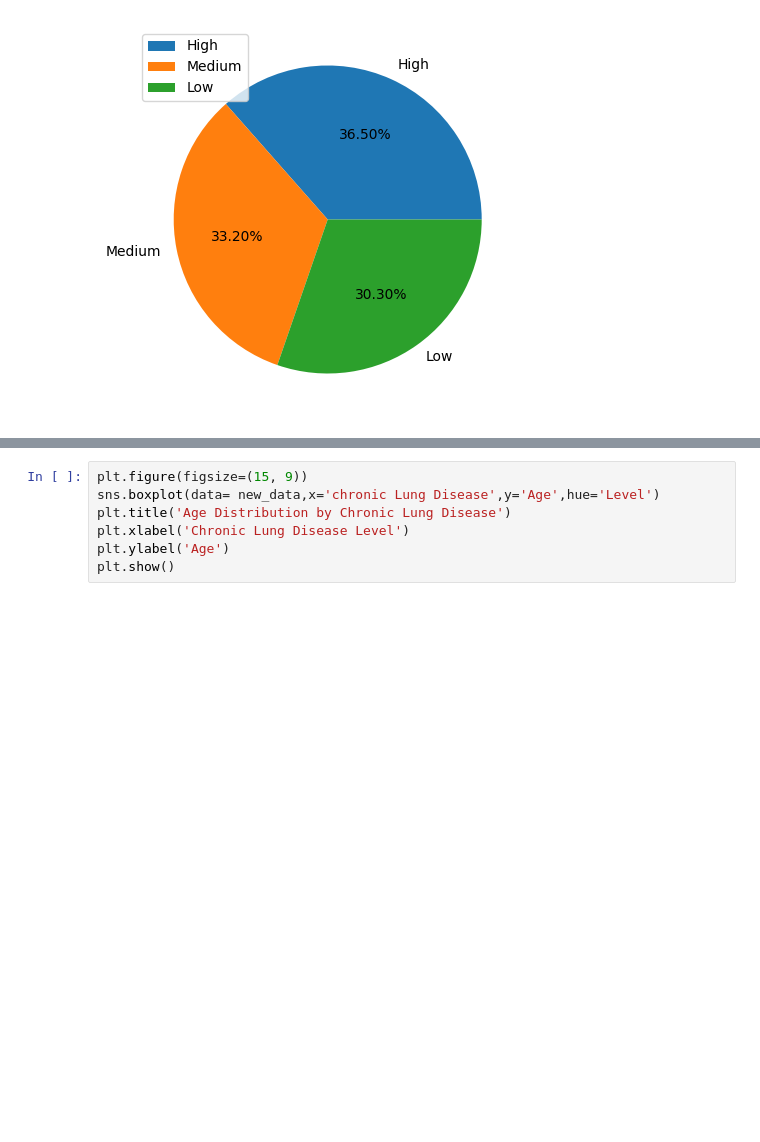
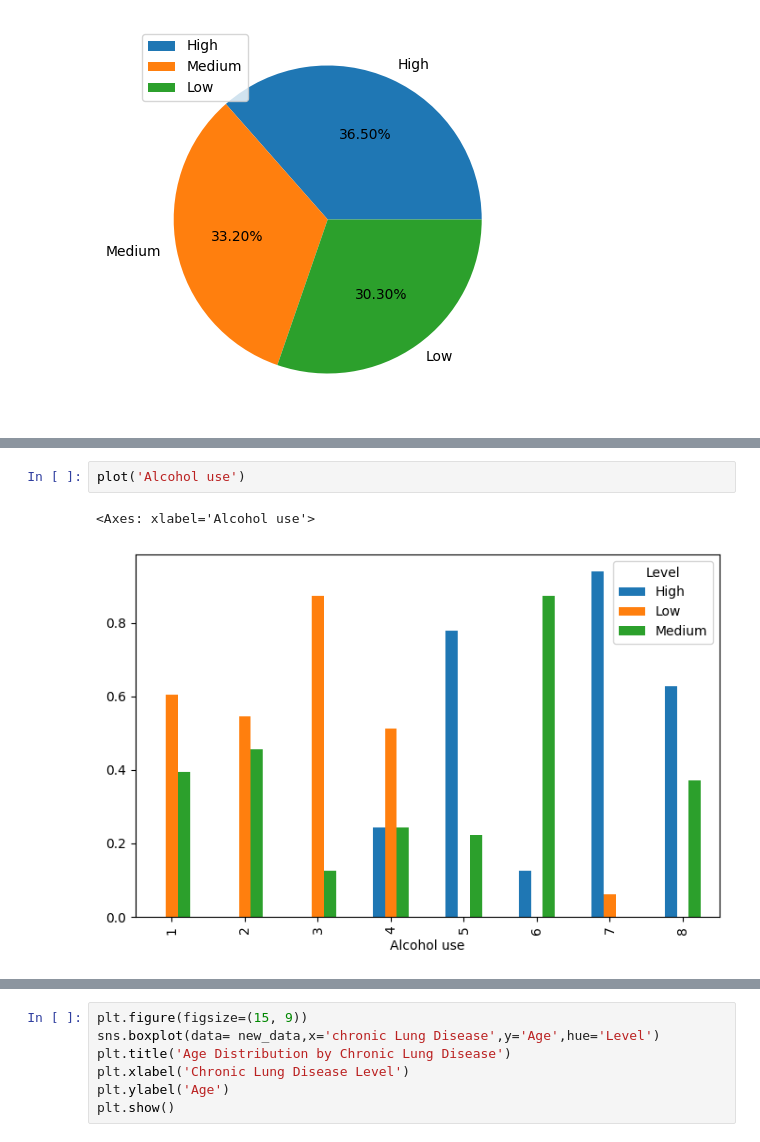
Before and after one commit to kellykabura/project-lungcancer, a Jupyter notebook: lungcancer.ipynb, the cells around one changed output, grey strips where cells are left out. Cells and saved outputs as stored; diff of their text form; blank space fills up the shorter version.

```diff
--- a/lungcancer.ipynb
+++ b/lungcancer.ipynb
@@ -114,0 +120,5 @@ plt.show()
+# %%
+plot('Alcohol use')
+# %% [output]
+<Axes: xlabel='Alcohol use'>
+[figure, added]
```
Also changed, not shown: parts of 16 cells of this notebook.
